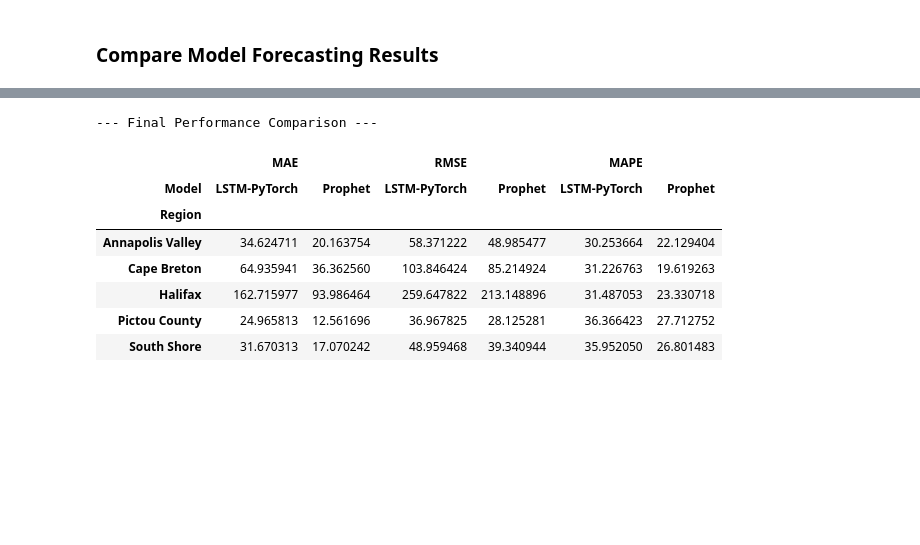
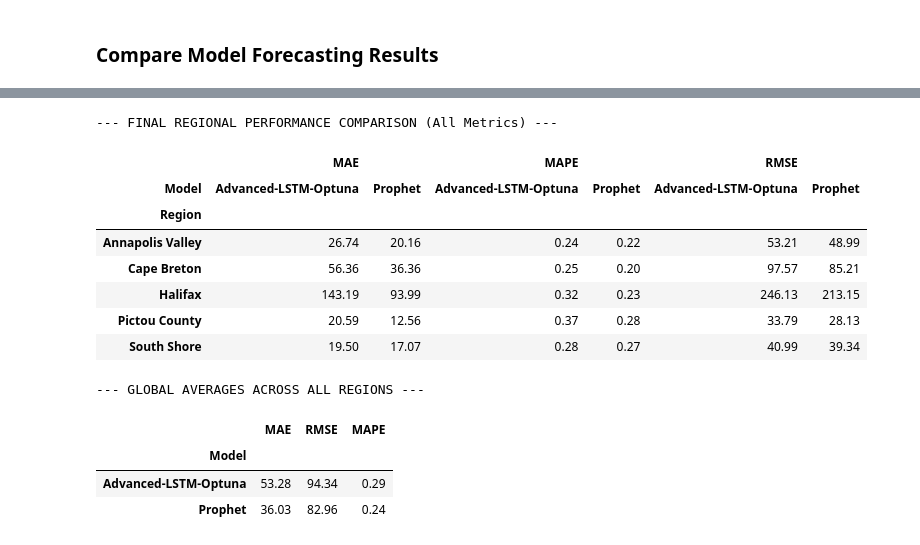
Before and after one commit to bhavik-knight/5580-a6-anomaly-detection-nsp, a Jupyter notebook: src/forecasting.ipynb, the cells around one changed output, grey strips where cells are left out. Saved outputs shown, nothing was run; the diff lists cells and outputs as text; code cells hidden in the pictures; blank space fills up the shorter version.

Commit message:
update: forecasting compelete global avg MAPE < 30% for both models (Prophet & LSTM)

```diff
--- a/src/forecasting.ipynb
+++ b/src/forecasting.ipynb
@@ -421,5 +420,8 @@ def run_prophet_regionally(df, features):
         results.append(metrics)
 
     return pd.DataFrame(results)
+
+# 1. Run the existing functions
+prophet_metrics_df = run_prophet_regionally(df, optimized_feature_names)
 # %% [output]
 Prophet: Processing Annapolis Valley...
@@ -580,21 +636,43 @@ Files saved to /home/bhavik/Dropbox/edu/smu/winter/data_mining/a6_anomaly_detect
-# %%
-# Combine metrics for a final comparison
-comparison_metrics = pd.concat([
-    prophet_results_df.drop(columns='Predictions'),
-    lstm_results_df.drop(columns='Predictions')
-])
-
-# Pivot for the final regional view
-summary_pivot = comparison_metrics.pivot(index='Region', columns='Model', values=['MAE', 'RMSE', 'MAPE'])
-print("\n--- Final Performance Comparison ---")
-display(summary_pivot)
-# %% [output]
---- Final Performance Comparison ---
-|  | MAE |  | RMSE |  | MAPE |  |
-| Model | LSTM-PyTorch | Prophet | LSTM-PyTorch | Prophet | LSTM-PyTorch | Prophet |
-| Region |  |  |  |  |  |  |
-| Annapolis Valley | 34.624711 | 20.163754 | 58.371222 | 48.985477 | 30.253664 | 22.129404 |
-| Cape Breton | 64.935941 | 36.362560 | 103.846424 | 85.214924 | 31.226763 | 19.619263 |
-| Halifax | 162.715977 | 93.986464 | 259.647822 | 213.148896 | 31.487053 | 23.330718 |
-| Pictou County | 24.965813 | 12.561696 | 36.967825 | 28.125281 | 36.366423 | 27.712752 |
-| South Shore | 31.670313 | 17.070242 | 48.959468 | 39.340944 | 35.952050 | 26.801483 |
+# %%
+import pandas as pd
+
+# 1. Combine Prophet and Tuned LSTM metrics
+# We remove 'Predictions' to keep the dataframe lightweight
+p_metrics = prophet_metrics_df.drop(columns='Predictions').copy()
+l_metrics = best_lstm_metrics_df.drop(columns='Predictions').copy()
+
+# 2. Merge into one master comparison table
+all_metrics_df = pd.concat([p_metrics, l_metrics], ignore_index=True)
+
+# 3. Create a Pivot Table for MAE, RMSE, and MAPE
+summary_table = all_metrics_df.pivot_table(
+    index='Region',
+    columns='Model',
+    values=['MAE', 'RMSE', 'MAPE']
+)
+
+# 4. Reorder columns so metrics are grouped together for easier reading
+summary_table = summary_table.reorder_levels([0, 1], axis=1).sort_index(axis=1)
+
+print("--- FINAL REGIONAL PERFORMANCE COMPARISON (All Metrics) ---")
+display(summary_table.style.format("{:.2f}").highlight_min(axis=1, color='lightgreen'))
+
+# 5. Global Model Averages (For a high-level "Executive Summary" view)
+print("\n--- GLOBAL AVERAGES ACROSS ALL REGIONS ---")
+global_avg = all_metrics_df.groupby('Model')[['MAE', 'RMSE', 'MAPE']].mean()
+display(global_avg.style.format("{:.2f}"))
+# %% [output]
+--- FINAL REGIONAL PERFORMANCE COMPARISON (All Metrics) ---
+|  | MAE |  | MAPE |  | RMSE |  |
+| Model | Advanced-LSTM-Optuna | Prophet | Advanced-LSTM-Optuna | Prophet | Advanced-LSTM-Optuna | Prophet |
+| Region |  |  |  |  |  |  |
+| Annapolis Valley | 26.74 | 20.16 | 0.24 | 0.22 | 53.21 | 48.99 |
+| Cape Breton | 56.36 | 36.36 | 0.25 | 0.20 | 97.57 | 85.21 |
+| Halifax | 143.19 | 93.99 | 0.32 | 0.23 | 246.13 | 213.15 |
+| Pictou County | 20.59 | 12.56 | 0.37 | 0.28 | 33.79 | 28.13 |
+| South Shore | 19.50 | 17.07 | 0.28 | 0.27 | 40.99 | 39.34 |
+--- GLOBAL AVERAGES ACROSS ALL REGIONS ---
+|  | MAE | RMSE | MAPE |
+| Model |  |  |  |
+| Advanced-LSTM-Optuna | 53.28 | 94.34 | 0.29 |
+| Prophet | 36.03 | 82.96 | 0.24 |
```
Also changed, not shown: parts of 5 cells of this notebook, 3 other files.
